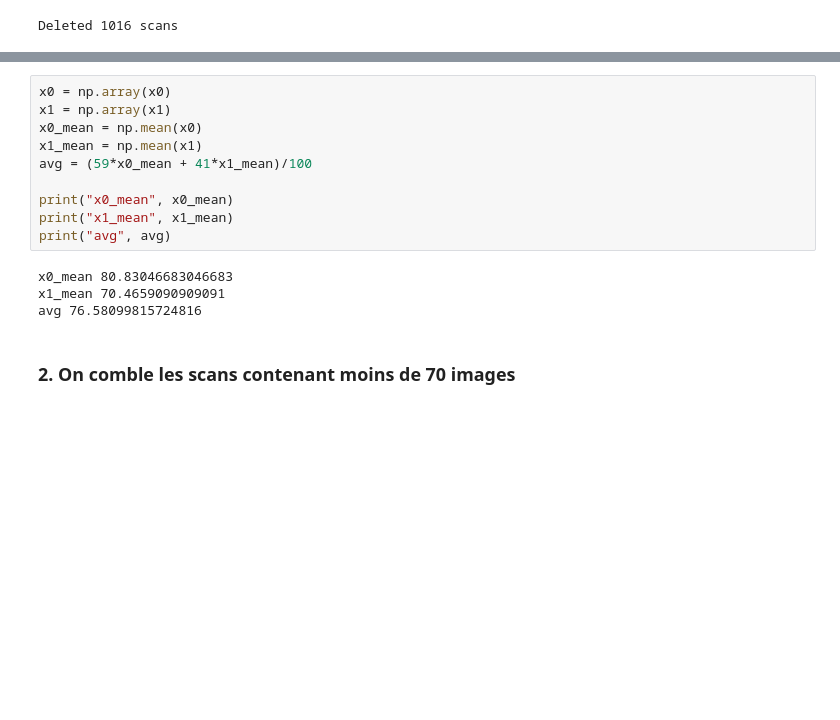
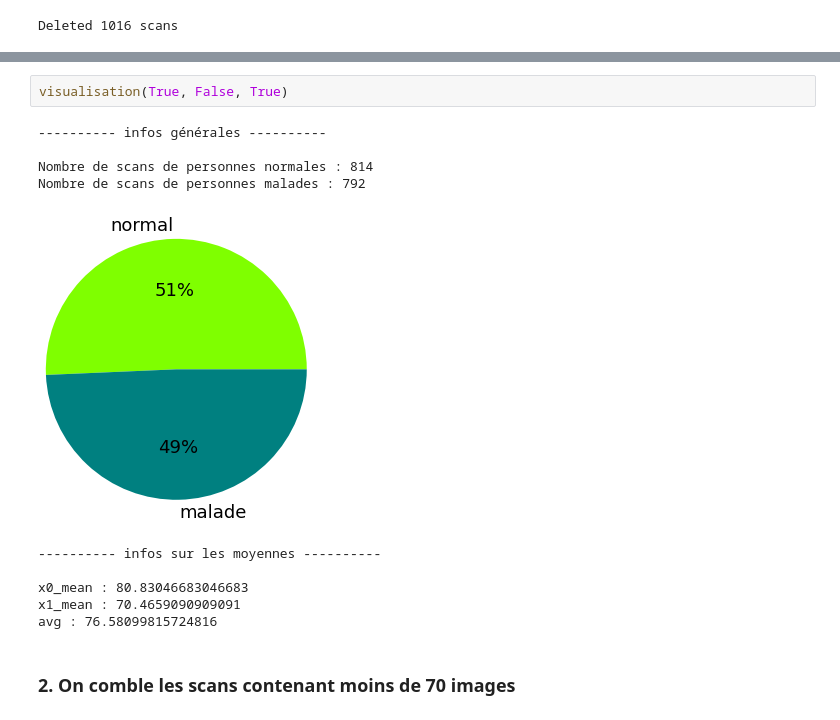
Before and after one commit to quent1fvr/Infection_pulmonaire, a Jupyter notebook: Infection_pulmonaire.ipynb, the cells around one changed output, grey strips where cells are left out. Cells and saved outputs as stored; diff of their text form; blank space fills up the shorter version.

Commit message:
Encapsulation visualisation + test suppr par SSIM

```diff
--- a/Infection_pulmonaire.ipynb
+++ b/Infection_pulmonaire.ipynb
@@ -155,17 +120,16 @@ plt.show()
-# %%
-x0 = np.array(x0)
-x1 = np.array(x1)
-x0_mean = np.mean(x0)
-x1_mean = np.mean(x1)
-avg = (59*x0_mean + 41*x1_mean)/100
-
-print("x0_mean", x0_mean)
-print("x1_mean", x1_mean)
-print("avg", avg)
-# %% [output]
-x0_mean 80.83046683046683
-x1_mean 70.4659090909091
-avg 76.58099815724816
+# %%
+visualisation(True, False, True)
+# %% [output]
+---------- infos générales ----------
+
+Nombre de scans de personnes normales : 814
+Nombre de scans de personnes malades : 792
+[figure, added]
+---------- infos sur les moyennes ----------
+
+x0_mean : 80.83046683046683
+x1_mean : 70.4659090909091
+avg : 76.58099815724816
 # %% [markdown]
 ### 2. On comble les scans contenant moins de 70 images
 # %% [markdown]
```
Also changed, not shown: parts of 19 cells of this notebook.
